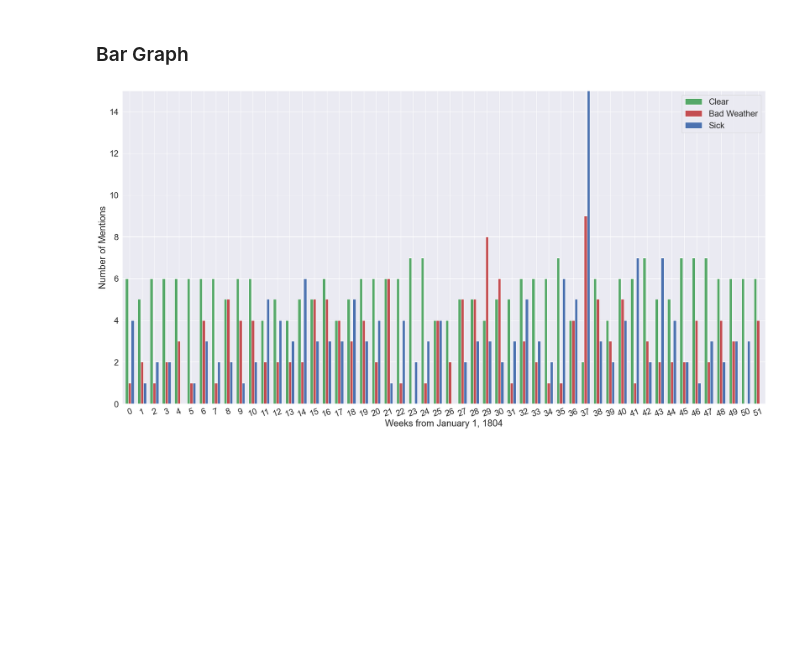
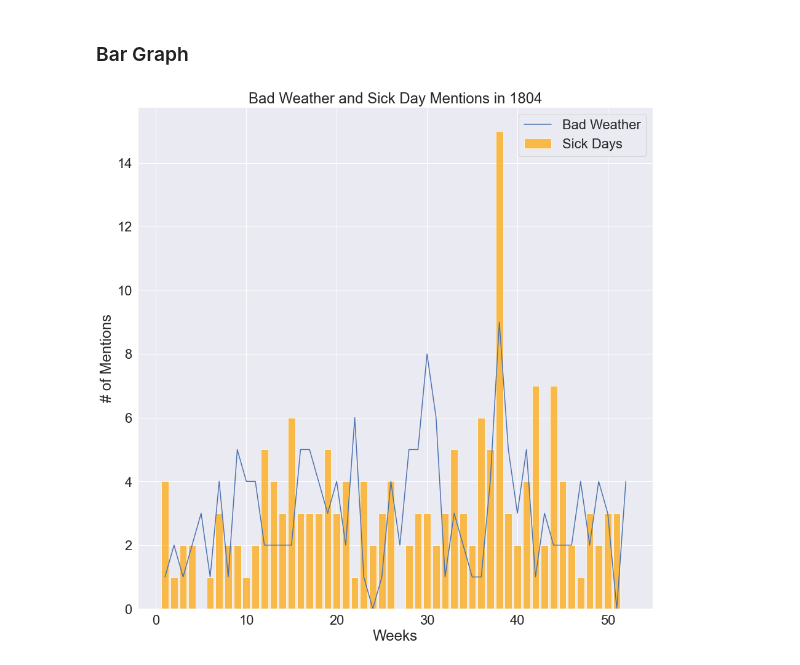
Before and after one commit to Toqiin/mini-project, a Jupyter notebook: Mini Project #1.ipynb, the cells around one changed output. Drawn from its saved outputs; the diff is of its cells as text; code cells hidden in the pictures; blank space fills up the shorter version.

Commit message:
Final graph and explanation

```diff
--- a/Mini Project #1.ipynb
+++ b/Mini Project #1.ipynb
@@ -224,27 +226,21 @@ for mention_count in range(len(mention_list)):
 [figure]
 # %% [markdown]
 ### Bar Graph
-# %%
-# set the font scale to 2
-sns.set(font_scale=2)
-
-# create the bar graph
-weekly[['Clear', 'Bad Weather', 'Sick']].plot(kind='bar', figsize=(20, 10), width=0.7, color=['g', 'r', 'b'])
-
-# label the x axis
-plt.xlabel('Weeks from January 1, 1804')
-
-# label the y axis
-plt.ylabel('Number of Mentions')
-
-# set the domain of the y axis from 0 to 15
-plt.ylim(0, 15)
-
-# set the size of the plots to be 10 by 5
-plt.gcf().set_size_inches(30, 15)
-
-# set the labels diagonal on x axis
-plt.xticks(rotation=20)
-plt.show()
-# %% [output]
-[figure, removed]
+# %%
+plt.plot(weekly['Week'],
+         weekly['Bad Weather'],
+         label='Bad Weather')
+
+plt.bar(weekly['Week'],
+        weekly['Sick'],
+        label='Sick Days',
+        color='orange',
+        alpha=0.7)
+
+plt.xlabel('Weeks')
+plt.ylabel('# of Mentions')
+plt.legend(loc='best')
+plt.title('Bad Weather and Sick Day Mentions in 1804')
+plt.gcf().set_size_inches(15, 15)
+# %% [output]
+[figure, added]
```
Also changed, not shown: parts of 3 cells of this notebook.
